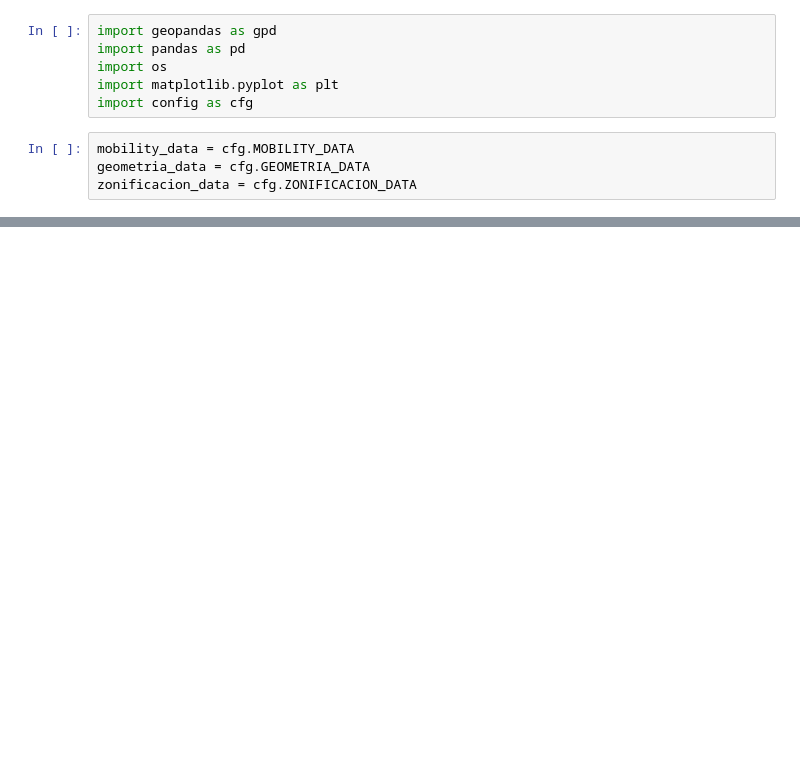
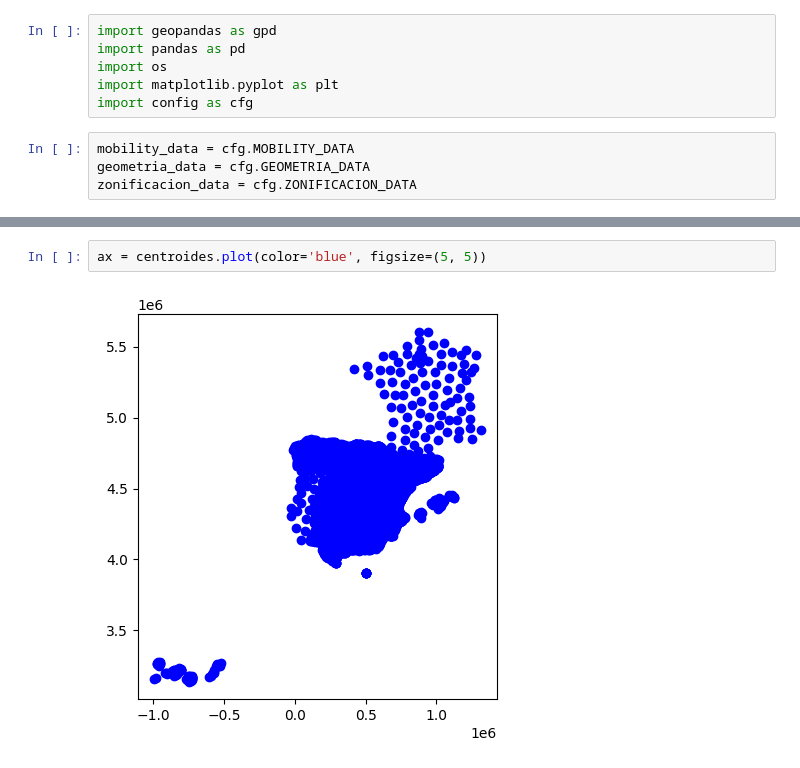
Before and after one commit to carobs9/thesis_project, a Jupyter notebook: mobility_data/geometria_analysis.ipynb, the cells around one changed output, grey strips where cells are left out. Drawn from its saved outputs; the diff is of its cells as text; blank space fills up the shorter version.

```diff
--- a/mobility_data/geometria_analysis.ipynb
+++ b/mobility_data/geometria_analysis.ipynb
@@ -31,0 +42,4 @@ plt.show()
+# %%
+ax = centroides.plot(color='blue', figsize=(5, 5))
+# %% [output]
+[figure, added]
```
Also changed, not shown: parts of 11 cells of this notebook, 2 other files.
